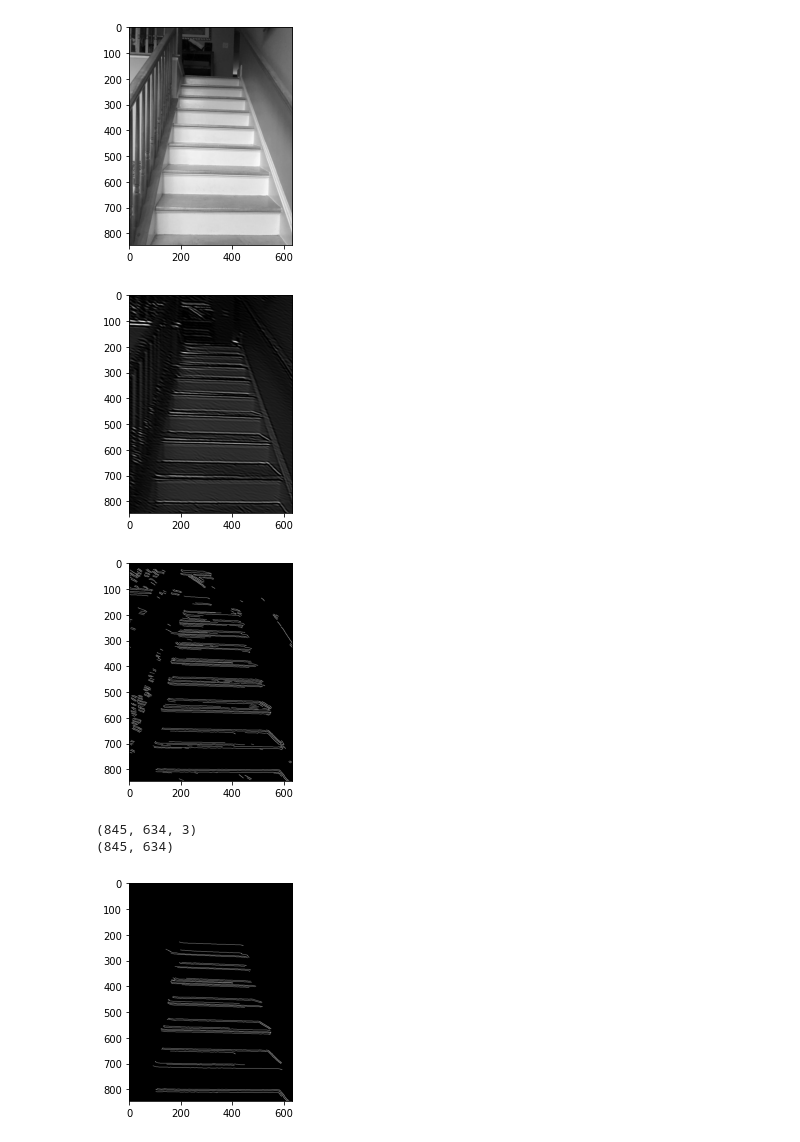
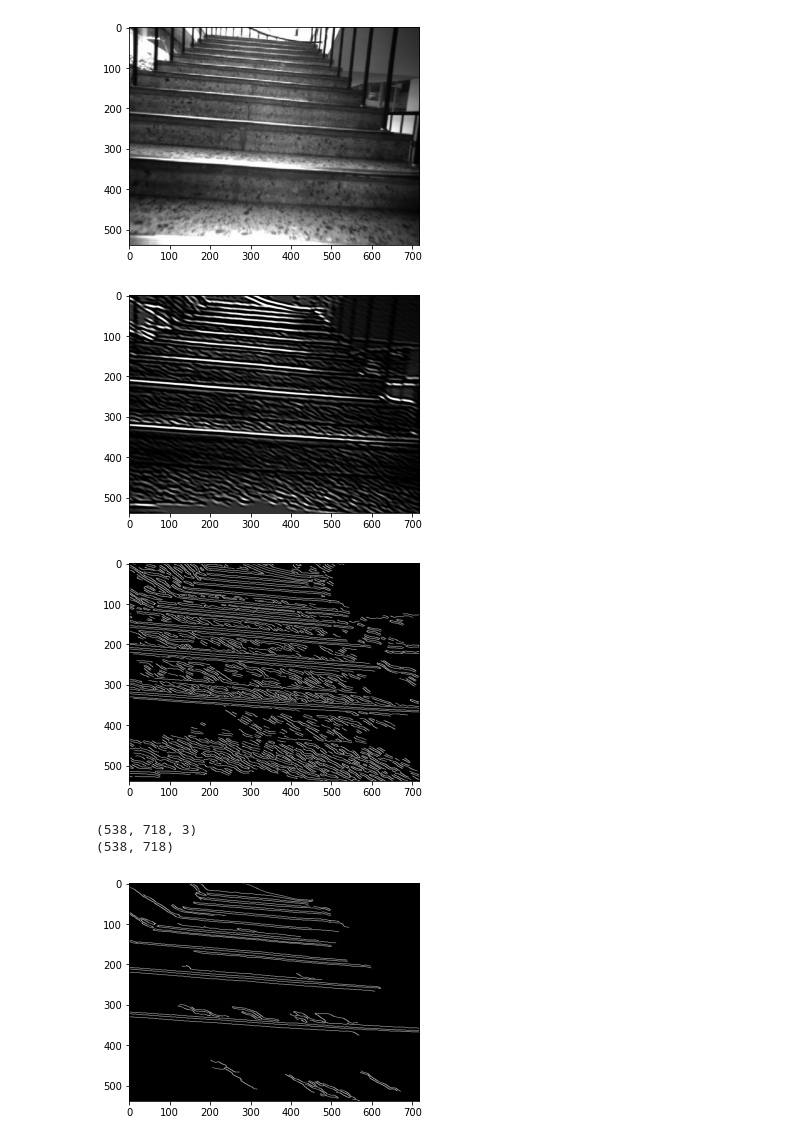
Before and after one commit to susiejojo/Stair_Climber, a Jupyter notebook: stairclimber_vision.ipynb, the cells around one changed output. Drawn from its saved outputs; the diff is of its cells as text; code cells hidden in the pictures.

Commit message:
Tested with 2 images

```diff
--- a/stairclimber_vision.ipynb
+++ b/stairclimber_vision.ipynb
@@ -6,12 +6,12 @@ import math
 import itertools
 # %%
 #reading and displaying grayscale input image
-my_img = cv2.imread('sample_data/stairs.jpg',0)
+my_img = cv2.imread('sample_data/stairs2.png',0)
 img = cv2.cvtColor(my_img, cv2.COLOR_BGR2RGB)
 plt.imshow(img)
 plt.show()
 # %% [output]
-[figure, old version]
+[figure, new version]
 # %%
 kernel = cv2.getGaborKernel((31, 31), 5, 2, 10, 1, 0, cv2.CV_32F)
 kernel /= math.sqrt((kernel * kernel).sum())
@@ -20,7 +20,7 @@ filtered = cv2.filter2D(img, -1, kernel)
 plt.imshow(filtered)
 plt.show()
 # %% [output]
-[figure, old version]
+[figure, new version]
 # %%
 filtered = cv2.cvtColor(filtered, cv2.COLOR_RGB2GRAY)
 edges = cv2.Canny(filtered,100,200,apertureSize = 3)
@@ -28,14 +28,14 @@ edges = cv2.cvtColor(edges, cv2.COLOR_BGR2RGB)
 plt.imshow(edges)
 plt.show()
 # %% [output]
-[figure, old version]
+[figure, new version]
 # %%
 print (edges.shape)
 edges = cv2.cvtColor(edges, cv2.COLOR_RGB2GRAY)
 print (edges.shape)
 # %% [output]
-(845, 634, 3)
-(845, 634)
+(538, 718, 3)
+(538, 718)
 # %%
 connectivity = 8
 min_size = 250
@@ -51,7 +51,7 @@ img2 = cv2.cvtColor(img2, cv2.COLOR_BGR2RGB)
 plt.imshow(img2)
 plt.show()
 # %% [output]
-[figure, old version]
+[figure, new version]
 # %%
 for i in range(0,538,50):
   for j in range(0,718,50):
```
Also changed, not shown: parts of 9 cells of this notebook.
